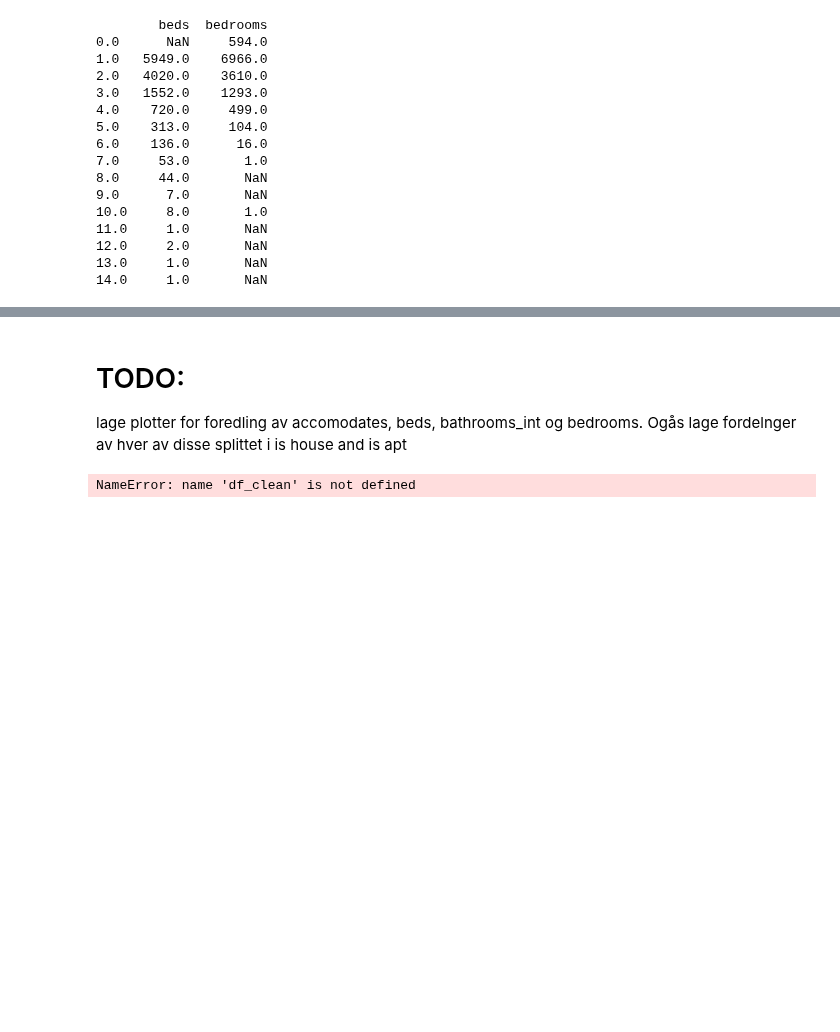
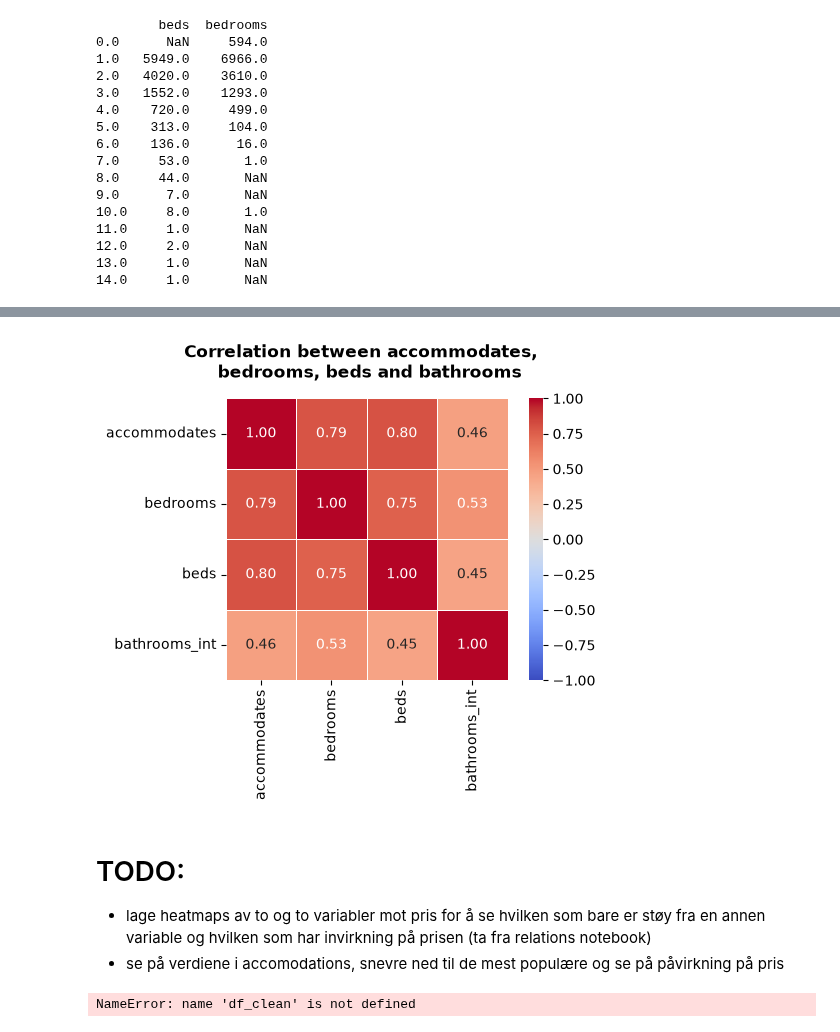
Before and after one commit to malenalisken/Airbnb_project, a Jupyter notebook: notebooks/listings.ipynb, the cells around one changed output, grey strips where cells are left out. Drawn from its saved outputs; the diff is of its cells as text; code cells hidden in the pictures; blank space fills up the shorter version.

```diff
--- a/notebooks/listings.ipynb
+++ b/notebooks/listings.ipynb
@@ -462,6 +482,23 @@ plt.tight_layout(h_pad=3, w_pad=3)
+# %%
+#lets look at the relations between the features as there is a high likelyhood of them being dependent on eachother
+corr = df[vars].corr()
+
+fig, ax = plt.subplots(figsize=(6, 5))
+sns.heatmap(corr, annot=True, fmt='.2f',
+            cmap='coolwarm', vmin=-1, vmax=1, center=0,
+            linewidths=0.5, square=True, ax=ax)
+ax.set_title('Correlation between accommodates,  \n bedrooms, beds and bathrooms',
+             weight='bold', pad=15)
+ax.tick_params(axis='y', labelrotation=0)
+ax.tick_params(axis='x', labelrotation=90)
+plt.tight_layout(pad=2)
+plt.show()
+# %% [output]
+[figure, added]
 # %% [markdown]
 # TODO:
-lage plotter for foredling av accomodates, beds, bathrooms_int og bedrooms. Ogås lage fordelnger av hver av disse splittet i is house and is apt
+- lage heatmaps av to og to variabler mot pris for å se hvilken som bare er støy fra en annen variable og hvilken som har invirkning på prisen (ta fra relations notebook)
+- se på verdiene i accomodations, snevre ned til de mest populære og se på påvirkning på pris
 # %%
 vars = ['accommodates', 'bedrooms', 'beds', 'bathrooms']
 colors = []
```
Also changed, not shown: parts of 5 cells of this notebook.
